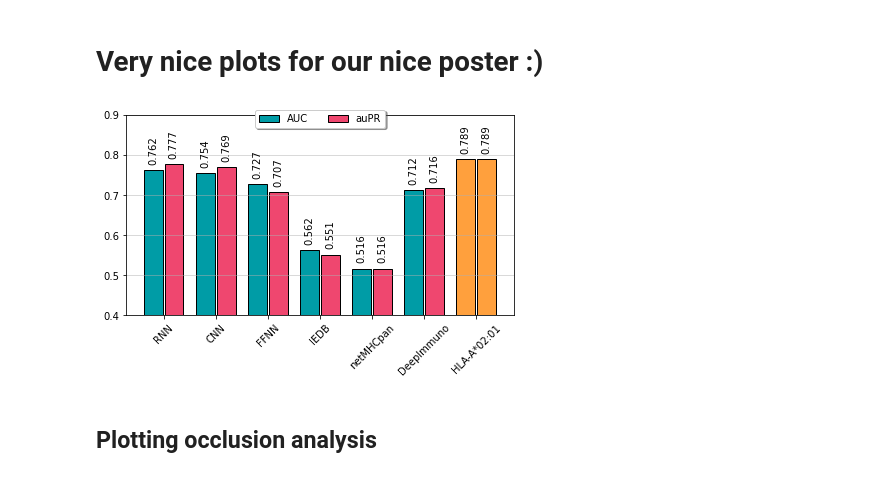
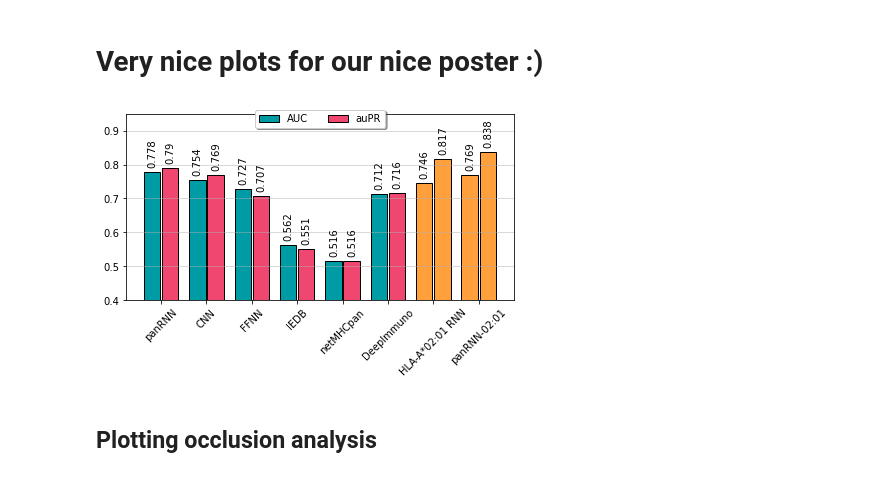
Before and after one commit to christian-creator/DL_peptide_immunogenecity, a Jupyter notebook: notebooks/plots.ipynb, the cells around one changed output. Drawn from its saved outputs; the diff is of its cells as text; code cells hidden in the pictures.

```diff
--- a/notebooks/plots.ipynb
+++ b/notebooks/plots.ipynb
@@ -34,7 +34,7 @@ def bar_plot(models, ax, data, colors=None, total_width=0.8, single_width=1, leg
         # Draw a bar for every value of that type
         for x, y in enumerate(values):
 
-            if models[x] != "HLA-A*02:01":
+            if models[x] != "HLA-A*02:01 RNN" and models[x] != "panRNN-02:01":
                 bar = ax.bar(x + x_offset, y, width=bar_width * single_width, color=colors[i % len(colors)], edgecolor = "black")
                 text = ax.text(x + x_offset - text_offset_x, y + text_offset_y, y,rotation=90)
             else:
@@ -46,38 +46,38 @@ def bar_plot(models, ax, data, colors=None, total_width=0.8, single_width=1, leg
         # Add a handle to the last drawn bar, which we'll need for the legend
         bars.append(bar[0])
 
     # Draw legend if we need
     if legend:
         legend_elements = [Patch(facecolor='#009ca6', edgecolor='k',label='AUC'),
                          Patch(facecolor='#ef476f', edgecolor='k',label='auPR')]
         # ax.legend(bars, data.keys(), loc='upper right')
         ax.legend(handles=legend_elements, loc='upper center', bbox_to_anchor=(0.5, 1.05),ncol=3, fancybox=True, shadow=True)
 
     ax.set_xticks(np.arange(len(models)))
     ax.set_xticklabels(models, rotation = 45)
 
 
 data = {
-    "ROC": [0.762, 0.754, 0.727, 0.562, 0.516, 0.712,0.789],
-    "PR": [0.777, 0.769, 0.707, 0.551, 0.516, 0.716, 0.789],
+    "ROC": [0.778, 0.754, 0.727, 0.562, 0.516, 0.712,0.746, 0.769],
+    "PR": [0.79, 0.769, 0.707, 0.551, 0.516, 0.716, 0.817, 0.838],
 
 }
 
-models = [ "RNN", "CNN", "FFNN", "IEDB", "netMHCpan","DeepImmuno","HLA-A*02:01"]
+models = [ "panRNN", "CNN", "FFNN", "IEDB", "netMHCpan","DeepImmuno","HLA-A*02:01 RNN", "panRNN-02:01"]
 fig, ax = plt.subplots()
 bar_plot(models, ax, data, colors=["#009ca6", "#ef476f"], total_width=.8, single_width=.9)
 # plt.axhline(y=0.5, color='black', linestyle='--')
 
 
 plt.tight_layout()
-plt.ylim(0.4,0.9)
+plt.ylim(0.4,0.95)
 plt.xticks(rotation=45)
 plt.tight_layout()
 plt.grid(axis="y",alpha=0.6)
 plt.savefig("../plots/ROC_PR_barplot.png", dpi = 300,bbox_inches = 'tight',pad_inches =0.1)
 plt.show()
 # %% [output]
-[figure, old version]
+[figure, new version]
 # %% [markdown]
 ## Plotting occlusion analysis
 # %%
```
Also changed, not shown: parts of 1 cell of this notebook, 4 other files.
